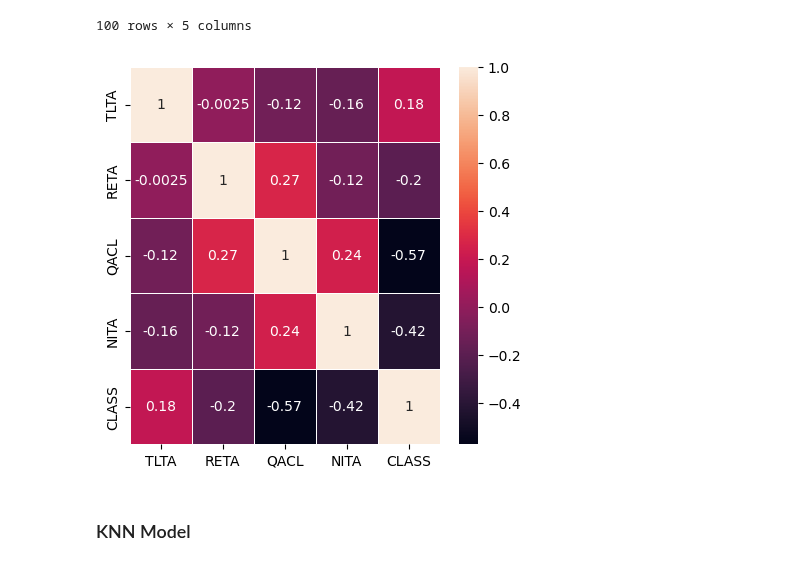
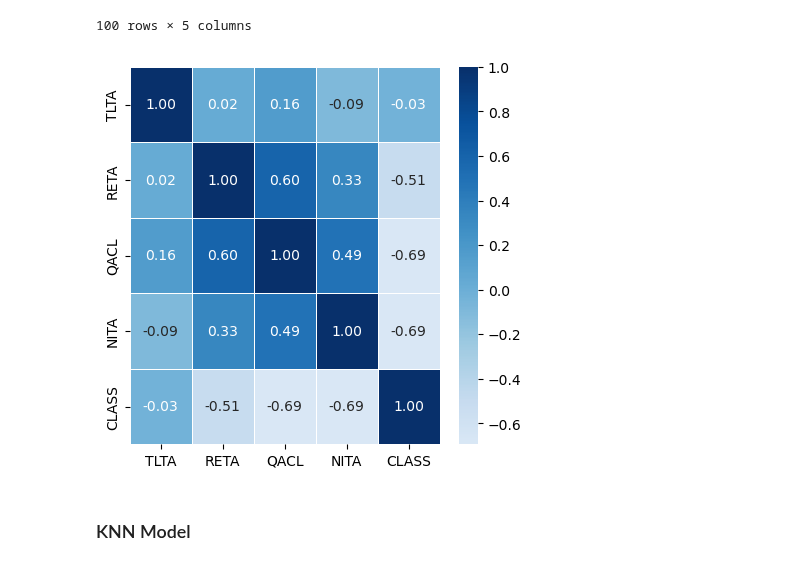
Before and after one commit to georgi-eh/going-concern-prediction, a Jupyter notebook: going_concern_prediction.ipynb, the cells around one changed output. Saved outputs shown, nothing was run; the diff lists cells and outputs as text; code cells hidden in the pictures.

Commit message:
changed corr matrix
not significant

```diff
--- a/going_concern_prediction.ipynb
+++ b/going_concern_prediction.ipynb
@@ -124,11 +124,11 @@ corr_df
 100 rows × 5 columns
 # %%
 plt.figure(figsize=(5,5), dpi=100)
-sns.heatmap(corr_df.corr(),annot=True, linewidth=0.5)
+sns.heatmap(corr_df.corr(method="spearman"), annot=True, linewidth=0.5, fmt=".2f", cmap="Blues", center = 0)
 #plt.savefig("corrmatrix")
 plt.show()
 # %% [output]
-[figure, old version]
+[figure, new version]
 # %%
 # PLOTS ALONG WITH NORM DISTR
 
```
Also changed, not shown: parts of 7 cells of this notebook, 2 other files.
